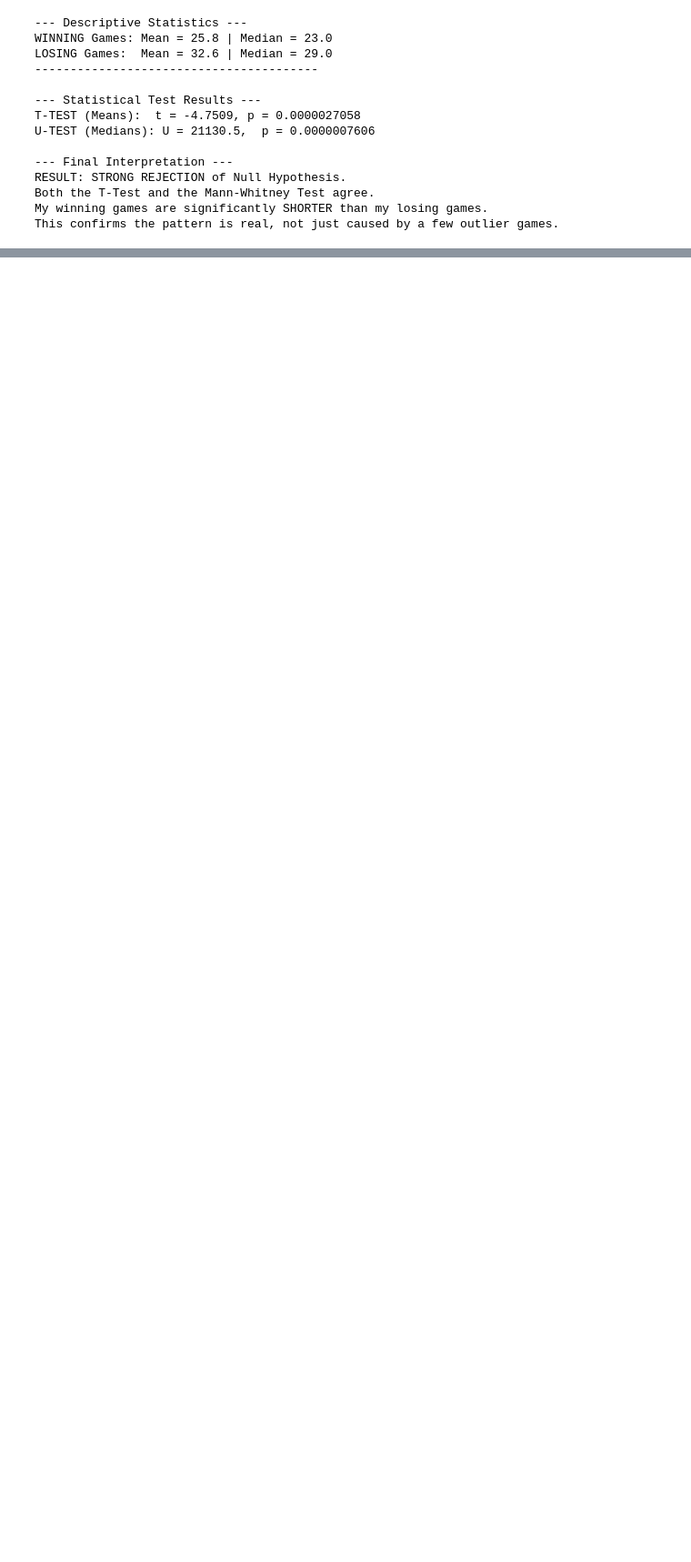
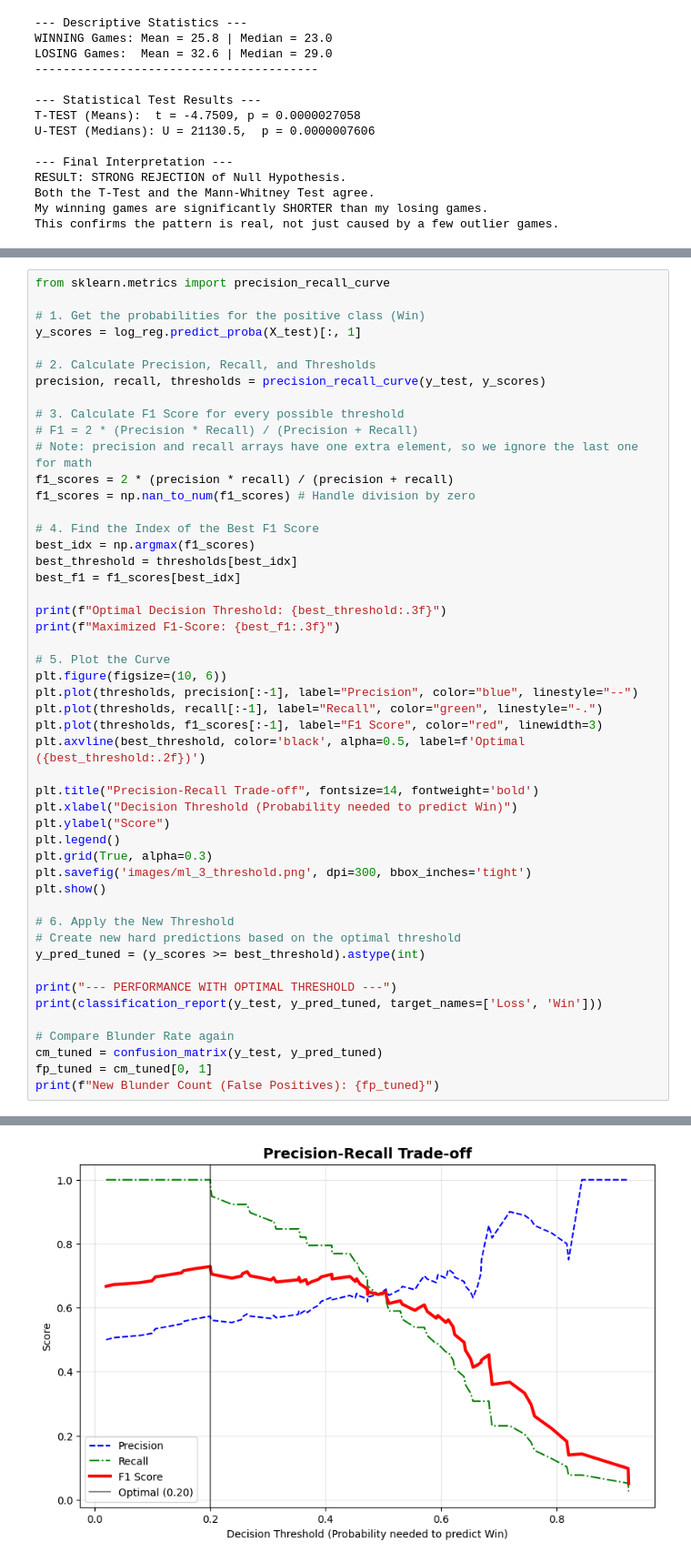
Before and after one commit to moodymoeed/checkmate-with-data, a Jupyter notebook: analysis.ipynb, the cells around one changed output, grey strips where cells are left out. Shown at 91% size. Drawn from its saved outputs; the diff is of its cells as text; blank space fills up the shorter version.

```diff
--- a/analysis.ipynb
+++ b/analysis.ipynb
@@ -708,0 +1039,50 @@ This confirms the pattern is real, not just caused by a few outlier games.
+# %%
+from sklearn.metrics import precision_recall_curve
+
+# 1. Get the probabilities for the positive class (Win)
+y_scores = log_reg.predict_proba(X_test)[:, 1]
+
+# 2. Calculate Precision, Recall, and Thresholds
+precision, recall, thresholds = precision_recall_curve(y_test, y_scores)
+
+# 3. Calculate F1 Score for every possible threshold
+# F1 = 2 * (Precision * Recall) / (Precision + Recall)
+# Note: precision and recall arrays have one extra element, so we ignore the last one for math
+f1_scores = 2 * (precision * recall) / (precision + recall)
+f1_scores = np.nan_to_num(f1_scores) # Handle division by zero
+
+# 4. Find the Index of the Best F1 Score
+best_idx = np.argmax(f1_scores)
+best_threshold = thresholds[best_idx]
+best_f1 = f1_scores[best_idx]
+
+print(f"Optimal Decision Threshold: {best_threshold:.3f}")
+print(f"Maximized F1-Score: {best_f1:.3f}")
+
+# 5. Plot the Curve
+plt.figure(figsize=(10, 6))
+plt.plot(thresholds, precision[:-1], label="Precision", color="blue", linestyle="--")
+plt.plot(thresholds, recall[:-1], label="Recall", color="green", linestyle="-.")
+plt.plot(thresholds, f1_scores[:-1], label="F1 Score", color="red", linewidth=3)
+plt.axvline(best_threshold, color='black', alpha=0.5, label=f'Optimal ({best_threshold:.2f})')
+
+plt.title("Precision-Recall Trade-off", fontsize=14, fontweight='bold')
+plt.xlabel("Decision Threshold (Probability needed to predict Win)")
+plt.ylabel("Score")
+plt.legend()
+plt.grid(True, alpha=0.3)
+plt.savefig('images/ml_3_threshold.png', dpi=300, bbox_inches='tight')
+plt.show()
+
+# 6. Apply the New Threshold
+# Create new hard predictions based on the optimal threshold
+y_pred_tuned = (y_scores >= best_threshold).astype(int)
+
+print("--- PERFORMANCE WITH OPTIMAL THRESHOLD ---")
+print(classification_report(y_test, y_pred_tuned, target_names=['Loss', 'Win']))
+
+# Compare Blunder Rate again
+cm_tuned = confusion_matrix(y_test, y_pred_tuned)
+fp_tuned = cm_tuned[0, 1]
+print(f"New Blunder Count (False Positives): {fp_tuned}")
+# %% [output]
@@ -708,0 +1091 @@ This confirms the pattern is real, not just caused by a few outlier games.
+[figure, added]
```
Also changed, not shown: parts of 17 cells of this notebook, 9 other files.
